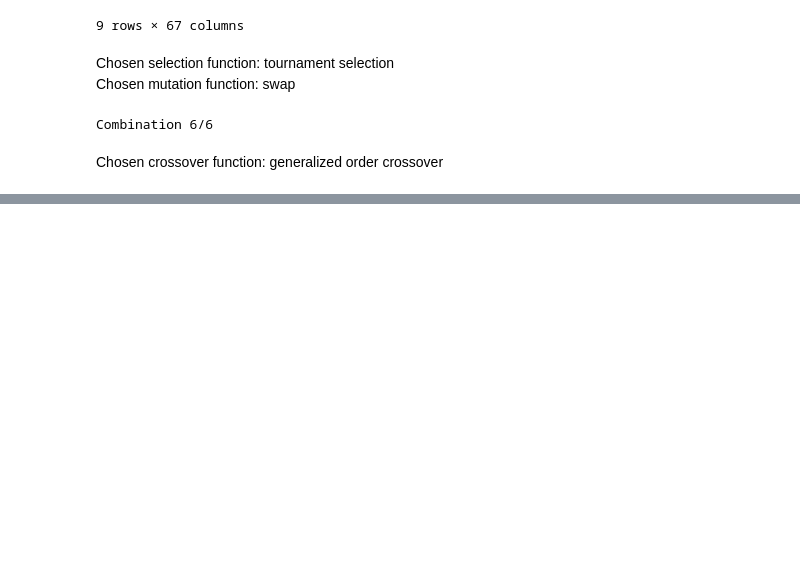
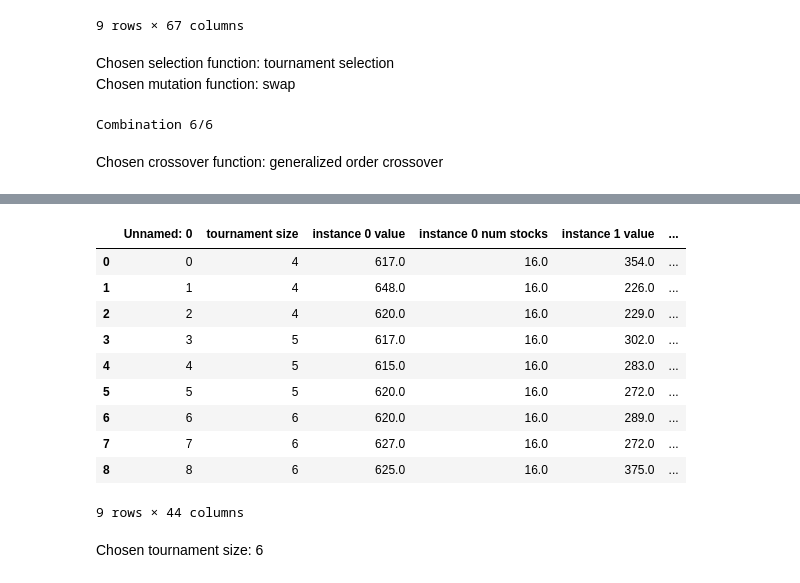
Before and after one commit to MilenkovicMaja/csp_optimization, a Jupyter notebook: csp.ipynb, the cells around one changed output, grey strips where cells are left out. Saved outputs shown, nothing was run; the diff lists cells and outputs as text; code cells hidden in the pictures; blank space fills up the shorter version.

```diff
--- a/csp.ipynb
+++ b/csp.ipynb
@@ -984,0 +1034,36 @@ Chosen crossover function: generalized order crossover
+# %%
+TOURNAMENT_SIZES = [4, 5, 6]
+tournament_size_df = pd.DataFrame(columns=['tournament size'])
+
+combination_num = 0
+
+for TOURNAMENT_SIZE in TOURNAMENT_SIZES:
+    for j in range(3):
+        print(f'Combination {combination_num + 1}/{len(TOURNAMENT_SIZES)*3}      ', end='\r')
+        test_all_instances(combination_num=combination_num,
+                           results_df=tournament_size_df,
+                           selection_function=tournament_selection,
+                           crossover_function=generalized_order_crossover,
+                           mutation_function=mutation_swap,
+                           POPULATION_SIZE=100,
+                           ELITISM_SIZE=4,
+                           MC_OPTION='FIXED',
+                           MUTATION_PROB=0.07,
+                           CROSSOVER_PROB=0.85,
+                           NUM_ITERS=100,
+                           TOURNAMENT_SIZE=TOURNAMENT_SIZE)
+        combination_num += 1
+# %%
+tournament_size_df
+# %% [output]
+|  | Unnamed: 0 | tournament size | instance 0 value | instance 0 num stocks | instance 1 value | ... |
+| 0 | 0 | 4 | 617.0 | 16.0 | 354.0 | ... |
+| 1 | 1 | 4 | 648.0 | 16.0 | 226.0 | ... |
+| 2 | 2 | 4 | 620.0 | 16.0 | 229.0 | ... |
+| 3 | 3 | 5 | 617.0 | 16.0 | 302.0 | ... |
+| 4 | 4 | 5 | 615.0 | 16.0 | 283.0 | ... |
+| 5 | 5 | 5 | 620.0 | 16.0 | 272.0 | ... |
+| 6 | 6 | 6 | 620.0 | 16.0 | 289.0 | ... |
+| 7 | 7 | 6 | 627.0 | 16.0 | 272.0 | ... |
+| 8 | 8 | 6 | 625.0 | 16.0 | 375.0 | ... |
+9 rows × 44 columns
@@ -984,0 +1072,2 @@ Chosen crossover function: generalized order crossover
+# %% [markdown]
+Chosen tournament size: 6
```
Also changed, not shown: parts of 5 cells of this notebook, 2 other files.
